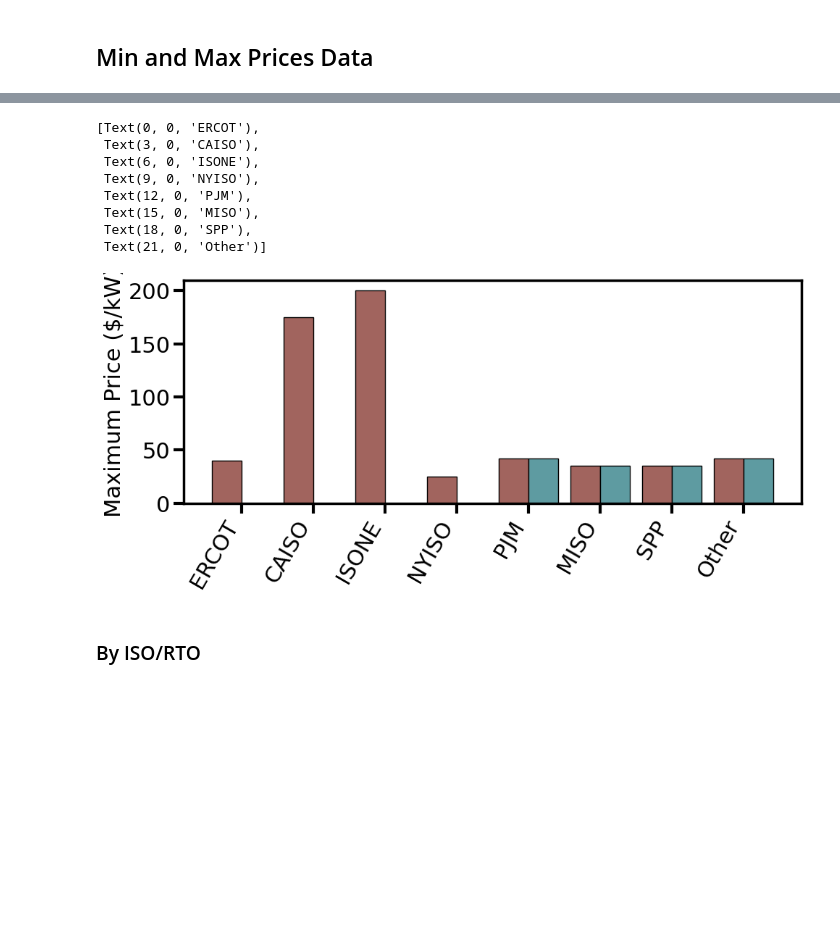
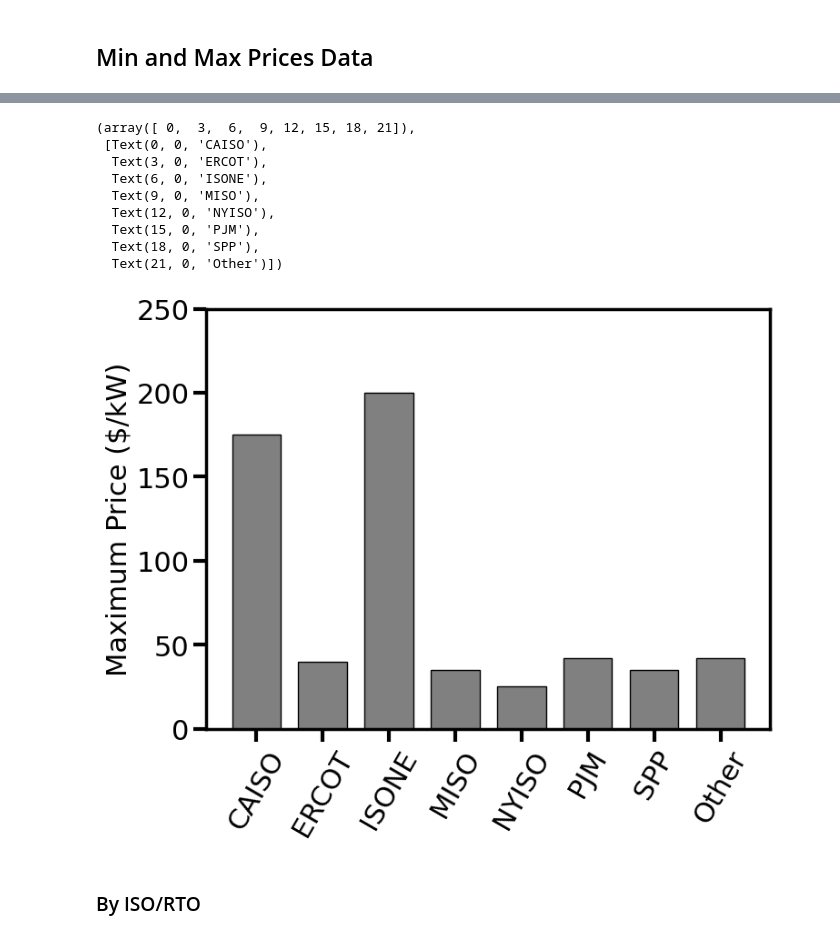
Before and after one commit to we3lab/dr-programs, a Jupyter notebook: analysis/pricing_bar_chart.ipynb, the cells around one changed output, grey strips where cells are left out. Cells and saved outputs as stored; diff of their text form; code cells hidden in the pictures; blank space fills up the shorter version.

```diff
--- a/analysis/pricing_bar_chart.ipynb
+++ b/analysis/pricing_bar_chart.ipynb
@@ -74,43 +74,47 @@ result_with_all_states = result
 # %%
 
 # Use the result_with_all_states DataFrame from the first cell
 data = result_with_all_states
 data['iso/rto'] = data['iso/rto'].replace('other', 'Other')
 
-region_order = ["ERCOT", "CAISO", "ISONE", "NYISO", "PJM", "MISO", "SPP", "Other"]
+region_order = ["CAISO", "ERCOT", "ISONE", "MISO", "NYISO", "PJM","SPP", "Other"]
 
 # reorder rows to make sure the order is correct
 data['iso/rto'] = pd.Categorical(data['iso/rto'], categories=region_order, ordered=True)
 # Sort the DataFrame by the 'iso/rto' column
 data = data.sort_values('iso/rto')
 data.reset_index(drop=True, inplace=True)
 
 # Calculate the overall maximum price for each ISO/RTO
 # plot a grouped bar chart on the max summer, max winter, and max penalty
 
 x = np.arange(len(data['iso/rto']))*3  # the label locations
-width = 1.25  # the width of the bars
+width = 2.2  # the width of the bars
 
-fig, ax = plt.subplots(figsize=(11, 4))
-summer = ax.bar(x - 0.5*width, data['max_summer_price'], width, label='Summer Price', color='#A1645E', edgecolor='black')
-winter = ax.bar(x + 0.5*width, data['max_winter_price'], width, label='Winter Price', color='#5E9BA1', edgecolor='black')
+fig, ax = plt.subplots(figsize=(8, 6))
+summer = ax.bar(x , data['max_summer_price'], width,color='grey', edgecolor='black')
+# winter = ax.bar(x + 0.5*width, data['max_winter_price'], width, label='Winter Price', color='#5E9BA1', edgecolor='black')
 # penalty = ax.bar(x + width, data['max_penalty'], width, label='Penalty', color='grey', edgecolor='black')
 
 # Add some text for labels, title and custom x-axis tick labels, etc.
 ax.set_ylabel('Maximum Price ($/kW)')
 
 ax.set_xticks(x, data['iso/rto'])
-ax.set_xticklabels(data['iso/rto'], rotation=60, ha='right')
+
+ax.set_yticks(np.arange(0, 260, 50))
+ax.set_ylim(0, 250)
+plt.xticks(rotation=60, ha='center')
 # %% [output]
-[Text(0, 0, 'ERCOT'),
- Text(3, 0, 'CAISO'),
- Text(6, 0, 'ISONE'),
- Text(9, 0, 'NYISO'),
- Text(12, 0, 'PJM'),
- Text(15, 0, 'MISO'),
- Text(18, 0, 'SPP'),
- Text(21, 0, 'Other')]
+(array([ 0,  3,  6,  9, 12, 15, 18, 21]),
+ [Text(0, 0, 'CAISO'),
+  Text(3, 0, 'ERCOT'),
+  Text(6, 0, 'ISONE'),
+  Text(9, 0, 'MISO'),
+  Text(12, 0, 'NYISO'),
+  Text(15, 0, 'PJM'),
+  Text(18, 0, 'SPP'),
+  Text(21, 0, 'Other')])
-[figure, old version]
+[figure, new version]
 # %% [markdown]
 ### By ISO/RTO
 # %%
```
Also changed, not shown: 3 other files.
